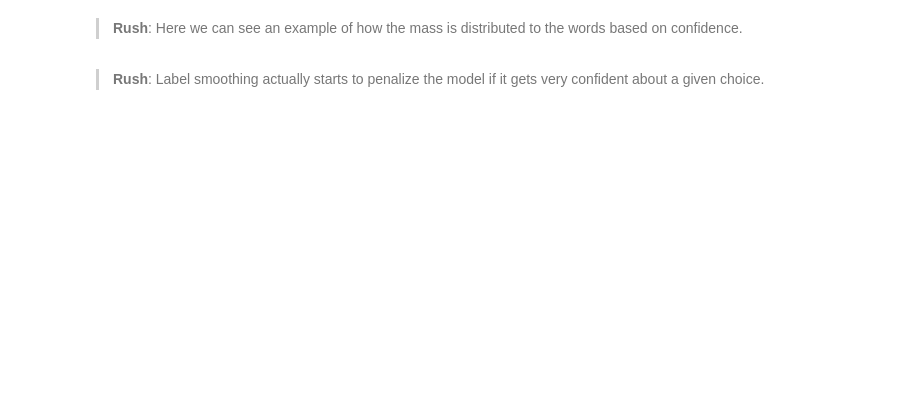
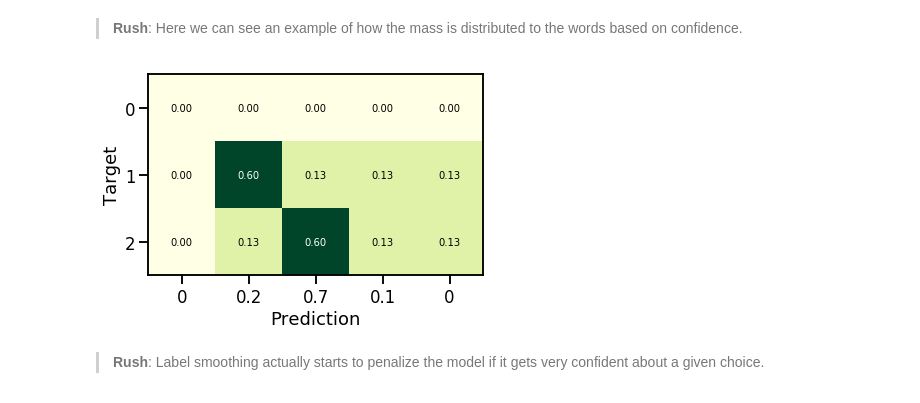
Before and after one commit to rdguez-mariano/practicals-2019, a Jupyter notebook: 2b_nlp_transformer.ipynb, the cells around one changed output. Drawn from its saved outputs; the diff is of its cells as text; code cells hidden in the pictures; blank space fills up the shorter version.

```diff
--- a/2b_nlp_transformer.ipynb
+++ b/2b_nlp_transformer.ipynb
@@ -621,44 +636,49 @@ _ = plt.legend(["512:4000", "512:8000", "256:4000"])
 class LabelSmoothing(nn.Module):
     "Implement label smoothing."
     def __init__(self, size, padding_idx, smoothing=0.0):
-        super(LabelSmoothing, self).__init__()
-        self.criterion = nn.KLDivLoss(size_average=False)
+        super().__init__()
+        self.criterion = nn.KLDivLoss(reduction='sum')
         self.padding_idx = padding_idx
-        self.confidence = 1.0 - smoothing
+        self.confidence = 1.0 - smoothing # probability mass assigned to the true word
         self.smoothing = smoothing
         self.size = size
         self.true_dist = None
 
     def forward(self, x, target):
-        assert x.size(1) == self.size
-        true_dist = x.data.clone()
+        assert x.shape[1] == self.size
+        true_dist = x.detach().clone()
         true_dist.fill_(self.smoothing / (self.size - 2))
-        true_dist.scatter_(1, target.data.unsqueeze(1), self.confidence)
+        true_dist.scatter_(1, target.unsqueeze(1), self.confidence)
         true_dist[:, self.padding_idx] = 0
-        mask = torch.nonzero(target.data == self.padding_idx)
+        mask = torch.nonzero(target == self.padding_idx)
         if mask.dim() > 0:
             true_dist.index_fill_(0, mask.squeeze(), 0.0)
         self.true_dist = true_dist
-        return self.criterion(x, Variable(true_dist, requires_grad=False))
+        return self.criterion(x, true_dist)
 # %% [markdown]
 > **Rush**: Here we can see an example of how the mass is distributed to the words based on confidence.
 # %%
 #Example of label smoothing.
 target = [2, 1, 0]
 prediction = [0, 0.2, 0.7, 0.1, 0]
 crit = LabelSmoothing(5, 0, 0.4)
-predict = torch.FloatTensor([prediction]*3)
-v = crit(Variable(predict.log()),
-         Variable(torch.LongTensor(target)))
+predict = torch.tensor([prediction]*3)
+v = crit(predict.log(),
+         torch.tensor(target))
 
 # This will show the smoothed value given a prediction and a target:
 plt.imshow(crit.true_dist, cmap='YlGn')
 plt.xlabel('Prediction'); plt.xticks(np.arange(len(prediction)), prediction)
 plt.ylabel('Target'); plt.yticks(np.arange(len(target)), target)
 for j in range(5):
   for i in range(3):
-    plt.text(j,i, '%.2f' %crit.true_dist[i,j],
-             ha="center", va="center", color="black")
+    plt.text(j,i, '{:.2f}'.format(crit.true_dist[i, j]),
+             ha="center", va="center",
+             color="black" if crit.true_dist[i, j] < .5 else "white")
+plt.ylim((-0.5, 2.5))
+plt.show()
+# %% [output]
+[figure, added]
 # %% [markdown]
 > **Rush**: Label smoothing actually starts to penalize the model if it gets very confident about a given choice.
 # %%
```
Also changed, not shown: parts of 57 cells of this notebook.
